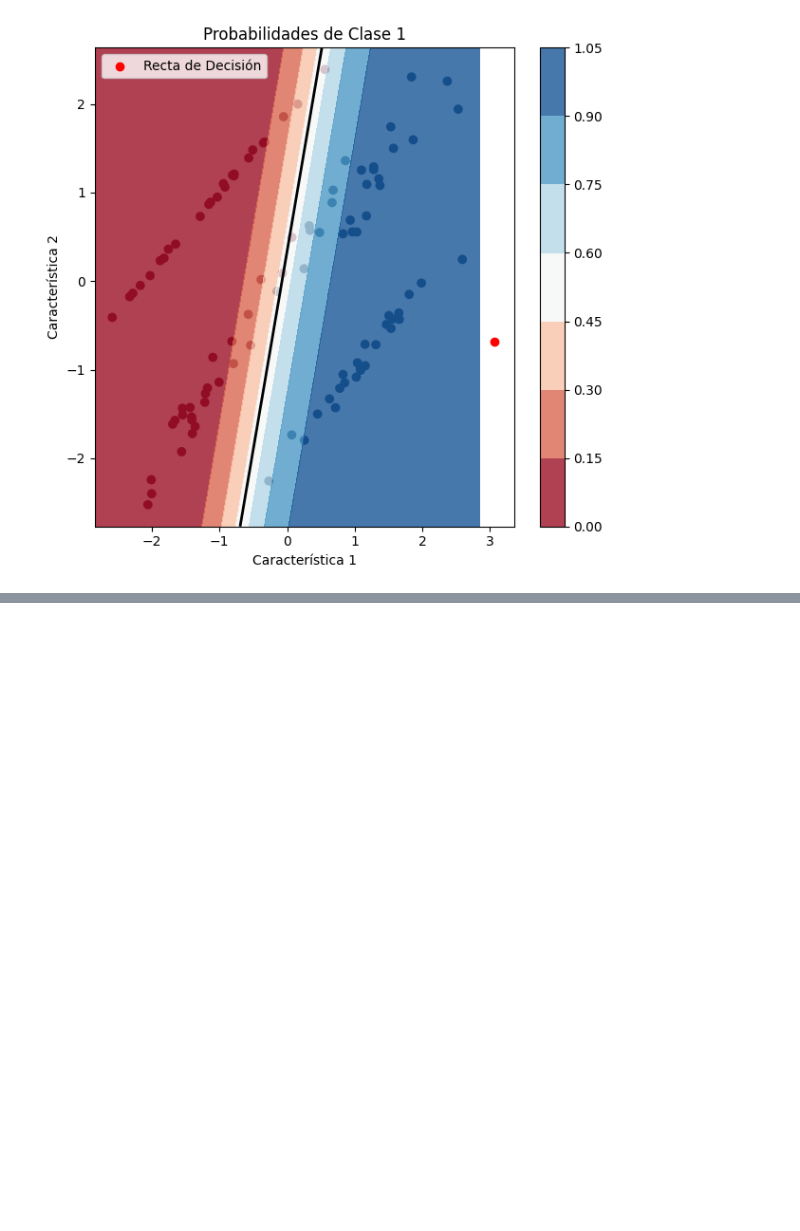
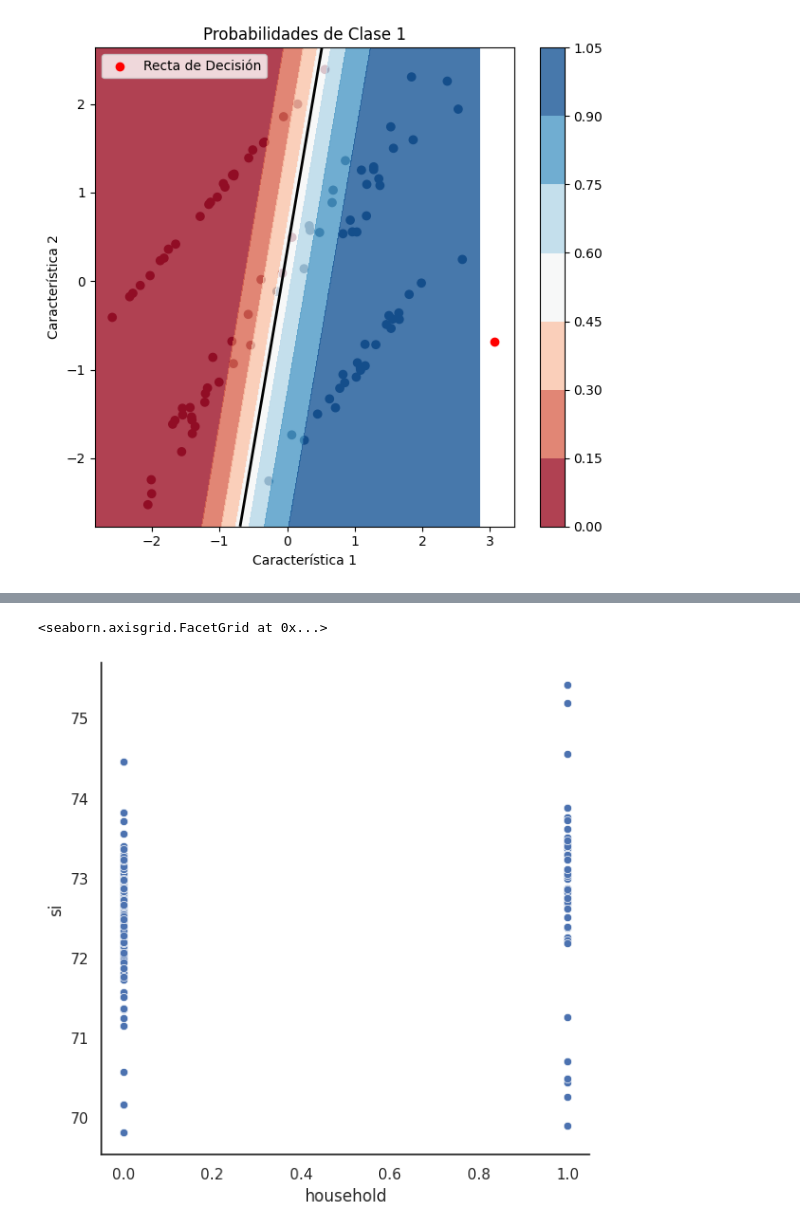
Before and after one commit to itssofiarce/python, a Jupyter notebook: RegresionLogistica.ipynb, the cells around one changed output, grey strips where cells are left out. Cells and saved outputs as stored; diff of their text form; code cells hidden in the pictures; blank space fills up the shorter version.

```diff
--- a/RegresionLogistica.ipynb
+++ b/RegresionLogistica.ipynb
@@ -125,0 +192,4 @@ plt.show()
+# %%
+# Re-clasificación --> nueva columna
+glass['household'] = glass.glass_type.map({1:0, 2:0, 3:0, 5:1, 6:1, 7:1})
+glass.head()
@@ -125,0 +204,9 @@ plt.show()
+# %%
+sns.set(style="white")
+
+sns.relplot(x="household", y="si",
+            sizes=(40, 400), palette="bright",
+            height=6, data=glass)
+# %% [output]
+<seaborn.axisgrid.FacetGrid at 0x...>
+[figure, added]
```
Also changed, not shown: parts of 12 cells of this notebook.
